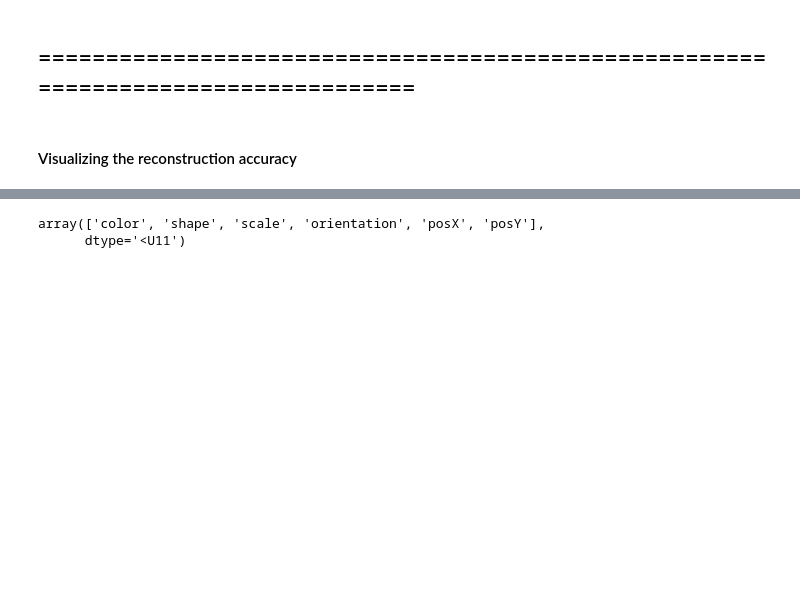
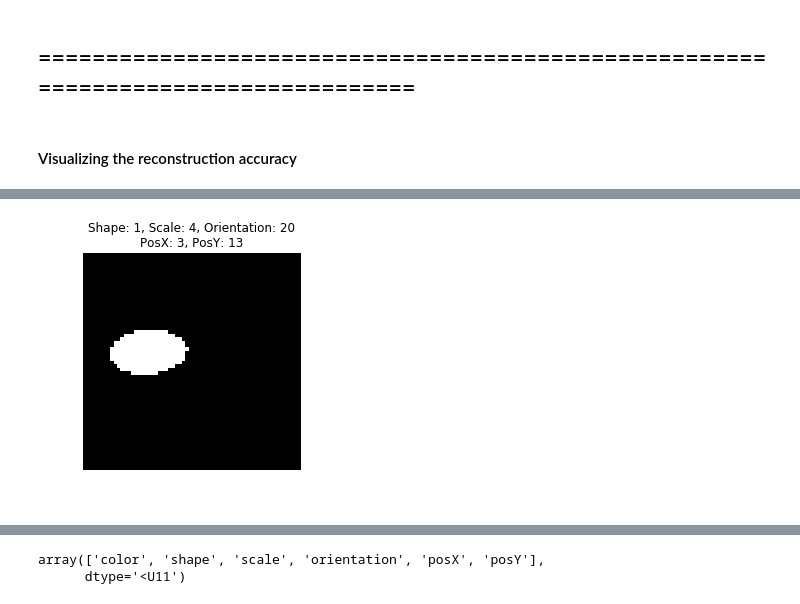
Before and after one commit to robertness/causalvae, a Jupyter notebook: causal_vae_dsprites.ipynb, the cells around one changed output, grey strips where cells are left out. Saved outputs shown, nothing was run; the diff lists cells and outputs as text; code cells hidden in the pictures; blank space fills up the shorter version.

```diff
--- a/causal_vae_dsprites.ipynb
+++ b/causal_vae_dsprites.ipynb
@@ -564,0 +590,88 @@ def latent_to_index(latents):
+# %%
+def get_specific_data(args=dict(), cuda=False):
+    '''
+    use this function to get examples of data with specific class labels
+    inputs:
+        args - dictionary whose keys can include {shape, scale, orientation,
+                posX, posY} and values can include any integers less than the
+                corresponding size of that label dimension
+        cuda - bool to indicate whether the output should be placed on GPU
+    '''
+    names_dict = {'shape': 1, 'scale': 2, 'orientation': 3, 'posX': 4, 'posY': 5}
+    selected_ind = np.ones(imgs.shape[0], dtype=bool)
+    for k,v in args.items():
+        col_id = names_dict[k]
+        selected_ind = np.bitwise_and(selected_ind, labels[:, col_id] == v)
+    ind = np.random.choice(np.arange(imgs.shape[0])[selected_ind])
+    x = torch.from_numpy(imgs[ind].reshape(1,64**2).astype(np.float32))
+    y = torch.from_numpy(labels[ind].reshape(1,6).astype(np.float32))
+    if not cuda:
+        return x,y
+    x = x.cuda()
+    y = y.cuda()
+    return x,y
+
+def plot_image(x):
+    x = x.cpu()
+    plt.figure()
+    plt.imshow(x.reshape(64,64), interpolation='nearest', cmap='Greys_r')
+    plt.axis('off')
+
+def see_specific_image(args=dict(), verbose=True):
+    '''
+    use this function to get examples of data with specific class labels
+    inputs:
+        args - dictionary whose keys can include {shape, scale, orientation,
+                posX, posY} and values can include any integers less than the
+                corresponding size of that label dimension
+        verbose - bool to indicate whether the full class label should be written
+                    as the title of the plot
+    '''
+    x,y = get_specific_data(args, cuda=False)
+    plot_image(x)
+    if verbose:
+        string = ''
+        for i, s in enumerate(['Shape', 'Scale', 'Orientation', 'PosX', 'PosY']):
+            string += '%s: %d, ' % (s, int(y[0][i+1]))
+            if i == 2:
+                string = string[:-2] + '\n'
+        plt.title(string[:-2], fontsize=12)
+
+def compare_reconstruction(original, recon):
+    """
+    compare two images side by side
+    inputs:
+        original - array for original image
+        recon - array for recon image
+    """
+    fig = plt.figure()
+    ax0 = fig.add_subplot(121)
+    plt.imshow(original.cpu().reshape(64,64), cmap='Greys_r',  interpolation='nearest')
+    plt.axis('off')
+    plt.title('original')
+    ax1 = fig.add_subplot(122)
+    plt.imshow(recon.cpu().reshape(64,64), cmap='Greys_r',  interpolation='nearest')
+    plt.axis('off')
+    plt.title('reconstruction')
+
+def compare_to_density(original, recons):
+    """
+    compare two images side by side
+    inputs:
+        original - array for original image
+        recon - array of multiple recon images
+    """
+    fig = plt.figure()
+    ax0 = fig.add_subplot(121)
+    plt.imshow(original.cpu().reshape(64,64), cmap='Greys_r',  interpolation='nearest')
+    plt.axis('off')
+    plt.title('original')
+    ax1 = fig.add_subplot(122)
+    plt.imshow(torch.mean(recons.cpu(), 0).reshape(64,64), cmap='Greys_r',  interpolation='nearest')
+    plt.axis('off')
+    plt.title('reconstructions')
+
+
+see_specific_image()
+# %% [output]
+[figure, added]
```
Also changed, not shown: parts of 30 cells of this notebook.
